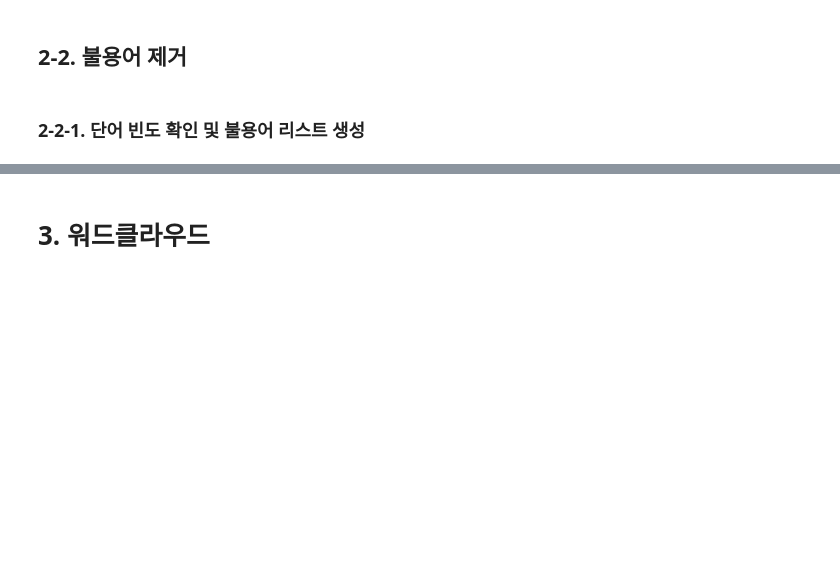
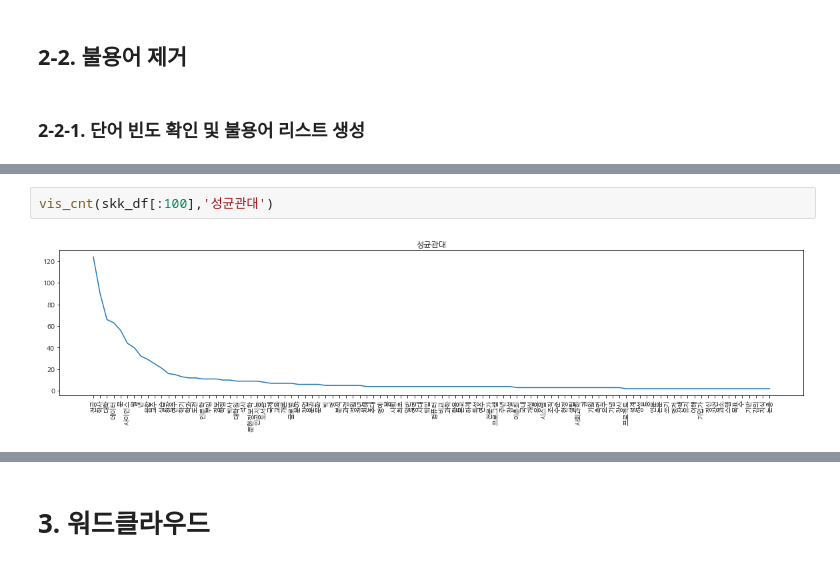
Before and after one commit to An-JIeun/portfolio, a Jupyter notebook: 텍스트마이닝_수업/assignment3.ipynb, the cells around one changed output, grey strips where cells are left out. Drawn from its saved outputs; the diff is of its cells as text; blank space fills up the shorter version.

```diff
--- a/텍스트마이닝_수업/assignment3.ipynb
+++ b/텍스트마이닝_수업/assignment3.ipynb
@@ -200,0 +299,4 @@ yon = re.sub('[(-:*→•\n)]',' ',yon)
+# %%
+vis_cnt(skk_df[:100],'성균관대')
+# %% [output]
+[figure, added]
```
Also changed, not shown: parts of 21 cells of this notebook, 1 other file.
